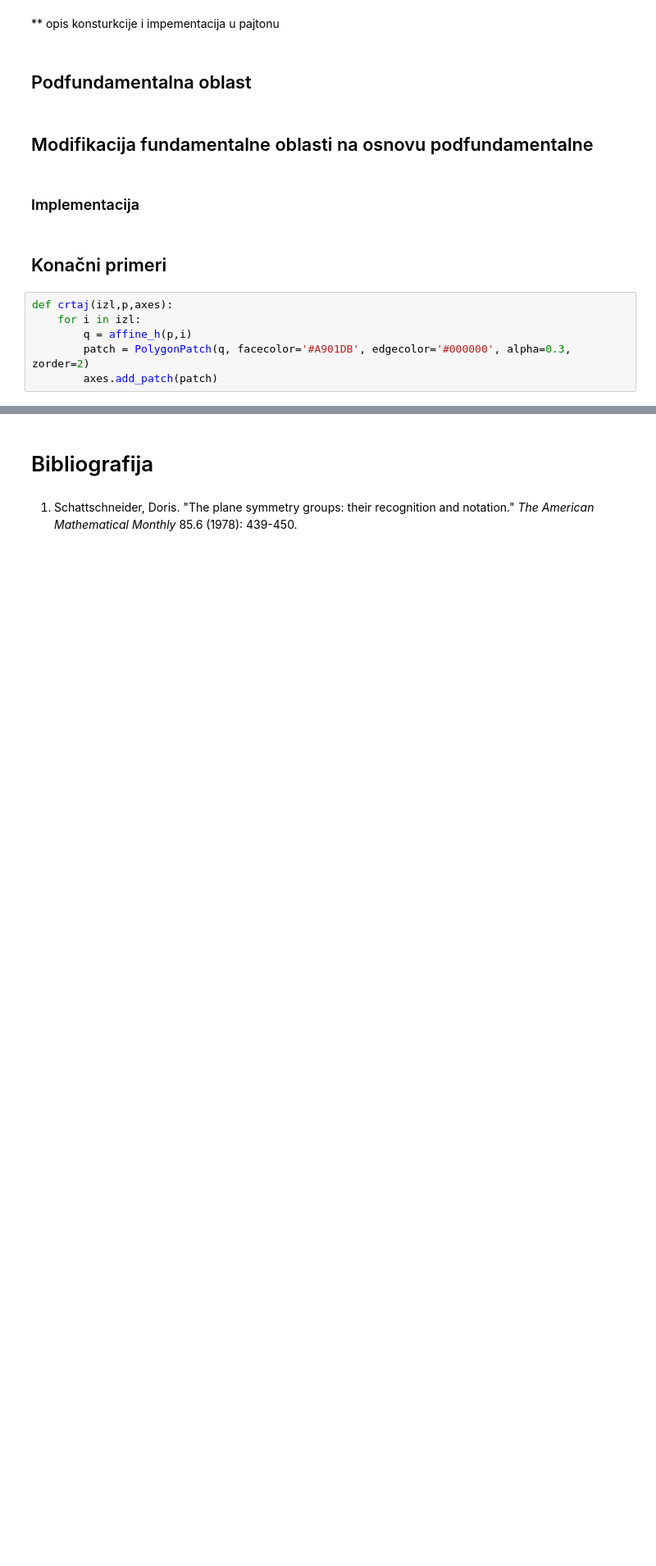
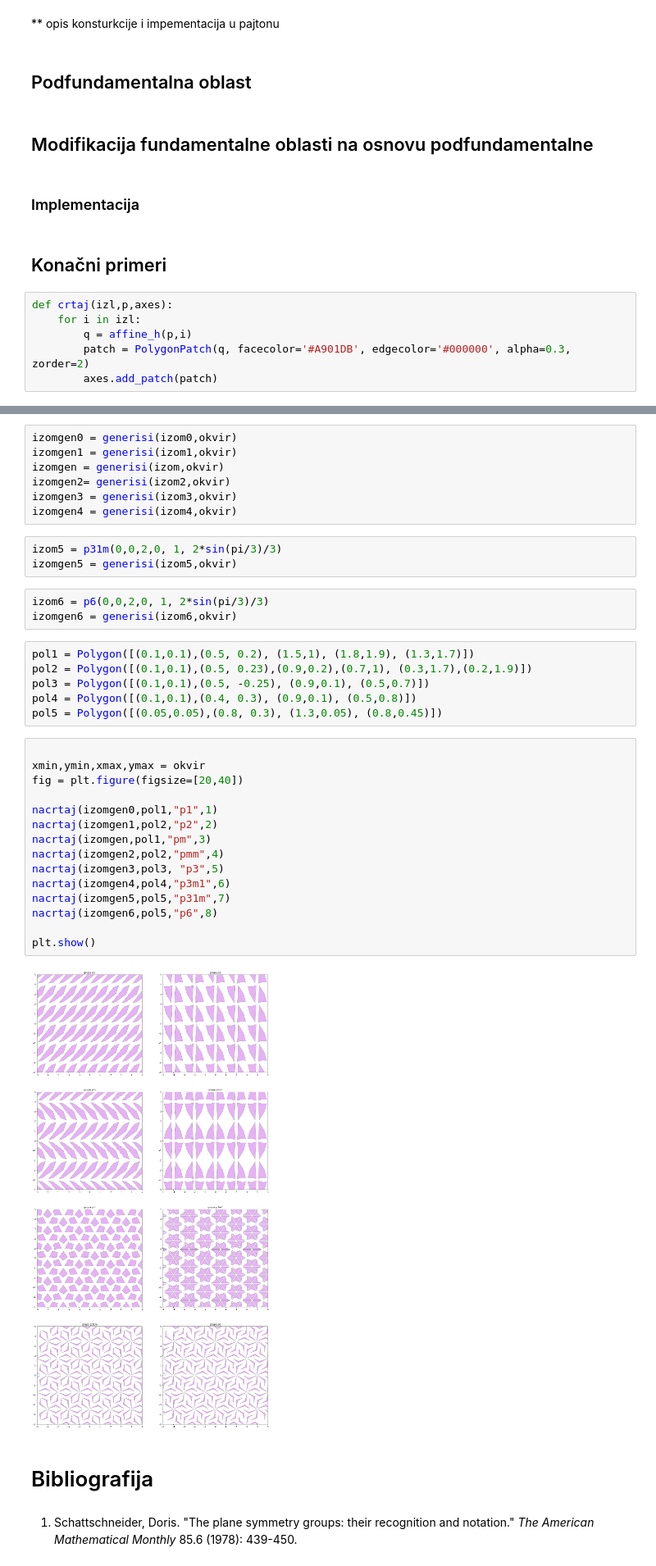
Before and after one commit to marinavas/poplocavanje, a Jupyter notebook: uvod.ipynb, the cells around one changed output, grey strips where cells are left out. Shown at 82% size. Saved outputs shown, nothing was run; the diff lists cells and outputs as text; blank space fills up the shorter version.

```diff
--- a/uvod.ipynb
+++ b/uvod.ipynb
@@ -308,3 +277,39 @@ plt.show()
+# %%
+izomgen0 = generisi(izom0,okvir)
+izomgen1 = generisi(izom1,okvir)
+izomgen = generisi(izom,okvir)
+izomgen2= generisi(izom2,okvir)
+izomgen3 = generisi(izom3,okvir)
+izomgen4 = generisi(izom4,okvir)
+# %%
+izom5 = p31m(0,0,2,0, 1, 2*sin(pi/3)/3)
+izomgen5 = generisi(izom5,okvir)
+# %%
+izom6 = p6(0,0,2,0, 1, 2*sin(pi/3)/3)
+izomgen6 = generisi(izom6,okvir)
+# %%
+pol1 = Polygon([(0.1,0.1),(0.5, 0.2), (1.5,1), (1.8,1.9), (1.3,1.7)])
+pol2 = Polygon([(0.1,0.1),(0.5, 0.23),(0.9,0.2),(0.7,1), (0.3,1.7),(0.2,1.9)])
+pol3 = Polygon([(0.1,0.1),(0.5, -0.25), (0.9,0.1), (0.5,0.7)])
+pol4 = Polygon([(0.1,0.1),(0.4, 0.3), (0.9,0.1), (0.5,0.8)])
+pol5 = Polygon([(0.05,0.05),(0.8, 0.3), (1.3,0.05), (0.8,0.45)])
+# %%
+
+xmin,ymin,xmax,ymax = okvir
+fig = plt.figure(figsize=[20,40])
+
+nacrtaj(izomgen0,pol1,"p1",1)
+nacrtaj(izomgen1,pol2,"p2",2)
+nacrtaj(izomgen,pol1,"pm",3)
+nacrtaj(izomgen2,pol2,"pmm",4)
+nacrtaj(izomgen3,pol3, "p3",5)
+nacrtaj(izomgen4,pol4,"p3m1",6)
+nacrtaj(izomgen5,pol5,"p31m",7)
+nacrtaj(izomgen6,pol5,"p6",8)
+
+plt.show()
+# %% [output]
+[figure, added]
 # %% [markdown]
 # Bibliografija
 # %% [markdown]
```
Also changed, not shown: parts of 12 cells of this notebook.
